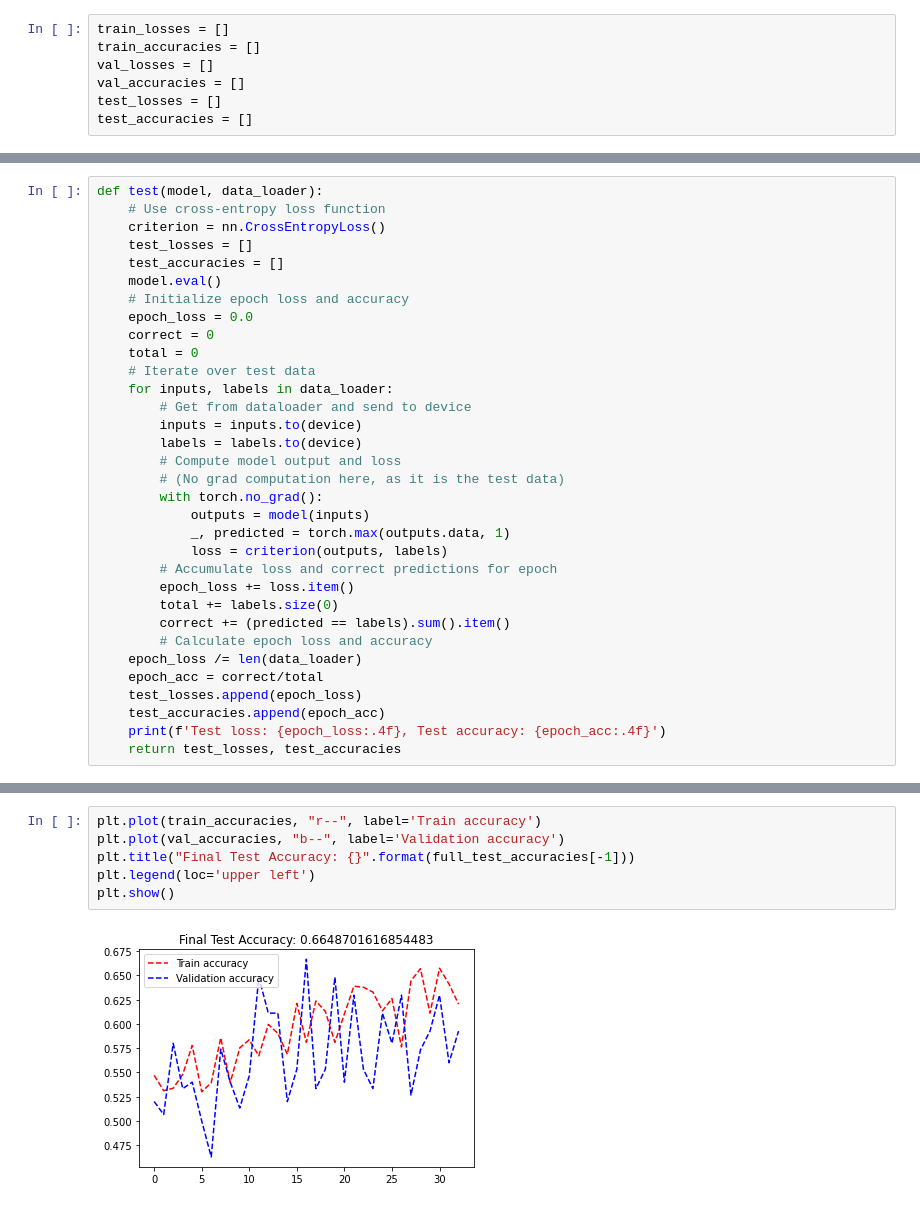
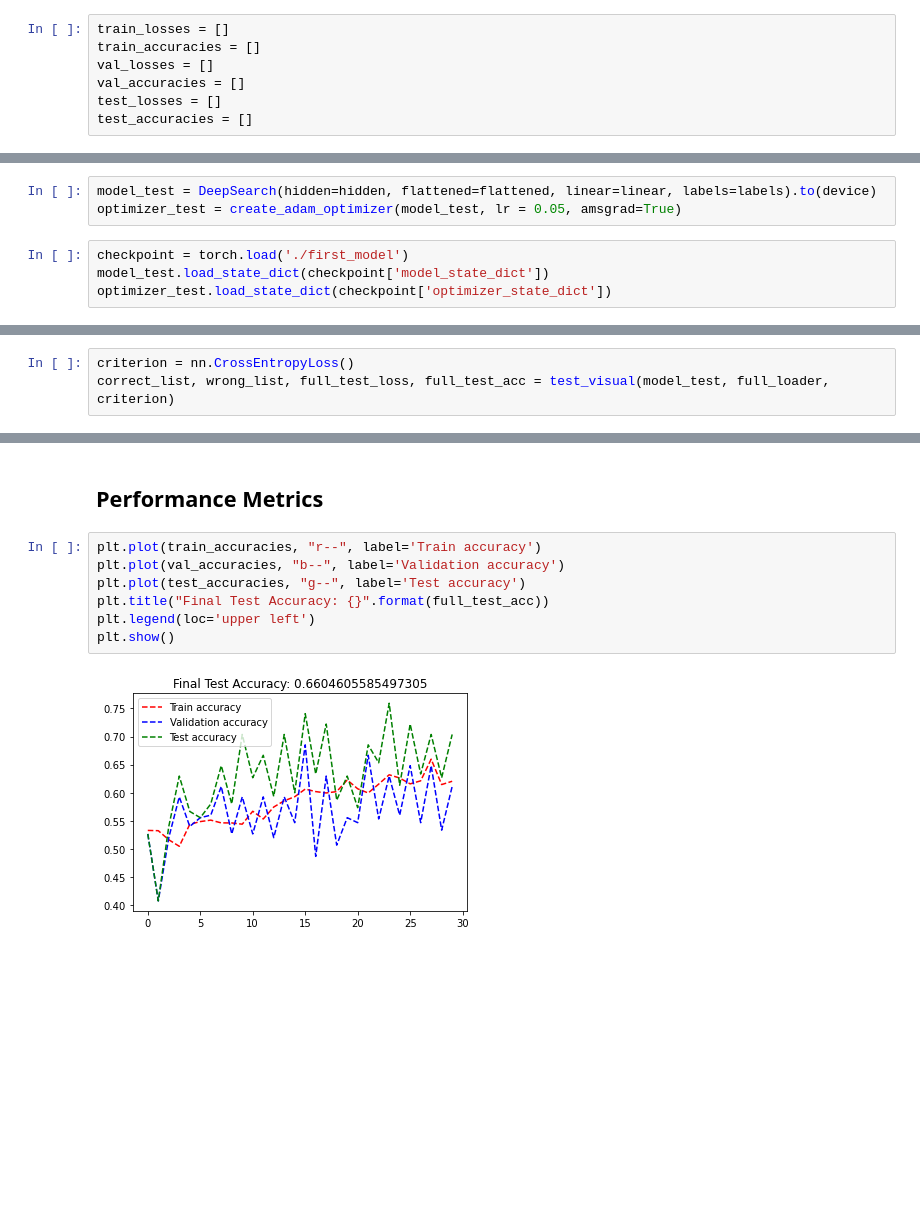
Before and after one commit to RealWinTKyaw/Computational-Data-Science, a Jupyter notebook: PyTorch_Model.ipynb, the cells around one changed output, grey strips where cells are left out. Drawn from its saved outputs; the diff is of its cells as text; blank space fills up the shorter version.

Commit message:
final CNN model on first dataset

```diff
--- a/PyTorch_Model.ipynb
+++ b/PyTorch_Model.ipynb
@@ -343,0 +279,7 @@ full_loader = torch.utils.data.DataLoader(entire_dataset, batch_size = batch_siz
+# %%
+model_test = DeepSearch(hidden=hidden, flattened=flattened, linear=linear, labels=labels).to(device)
+optimizer_test = create_adam_optimizer(model_test, lr = 0.05, amsgrad=True)
+# %%
+checkpoint = torch.load('./first_model')
+model_test.load_state_dict(checkpoint['model_state_dict'])
+optimizer_test.load_state_dict(checkpoint['optimizer_state_dict'])
@@ -344,33 +322,3 @@ full_loader = torch.utils.data.DataLoader(entire_dataset, batch_size = batch_siz
 # %%
-def test(model, data_loader):
-    # Use cross-entropy loss function
-    criterion = nn.CrossEntropyLoss()
-    test_losses = []
-    test_accuracies = []
-    model.eval()
-    # Initialize epoch loss and accuracy
-    epoch_loss = 0.0
-    correct = 0
-    total = 0
-    # Iterate over test data
-    for inputs, labels in data_loader:
-        # Get from dataloader and send to device
-        inputs = inputs.to(device)
-        labels = labels.to(device)
-        # Compute model output and loss
-        # (No grad computation here, as it is the test data)
-        with torch.no_grad():
-            outputs = model(inputs)
-            _, predicted = torch.max(outputs.data, 1)
-            loss = criterion(outputs, labels)
-        # Accumulate loss and correct predictions for epoch
-        epoch_loss += loss.item()
-        total += labels.size(0)
-        correct += (predicted == labels).sum().item()
-        # Calculate epoch loss and accuracy
-    epoch_loss /= len(data_loader)
-    epoch_acc = correct/total
-    test_losses.append(epoch_loss)
-    test_accuracies.append(epoch_acc)
-    print(f'Test loss: {epoch_loss:.4f}, Test accuracy: {epoch_acc:.4f}')
-    return test_losses, test_accuracies
+criterion = nn.CrossEntropyLoss()
+correct_list, wrong_list, full_test_loss, full_test_acc = test_visual(model_test, full_loader, criterion)
@@ -381,8 +341,11 @@ Test loss: 0.6125, Test accuracy: 0.6649
+# %% [markdown]
+## Performance Metrics
 # %%
 plt.plot(train_accuracies, "r--", label='Train accuracy')
 plt.plot(val_accuracies, "b--", label='Validation accuracy')
-plt.title("Final Test Accuracy: {}".format(full_test_accuracies[-1]))
+plt.plot(test_accuracies, "g--", label='Test accuracy')
+plt.title("Final Test Accuracy: {}".format(full_test_acc))
 plt.legend(loc='upper left')
 plt.show()
 # %% [output]
-[figure, old version]
+[figure, new version]
```
Also changed, not shown: parts of 36 cells of this notebook.
